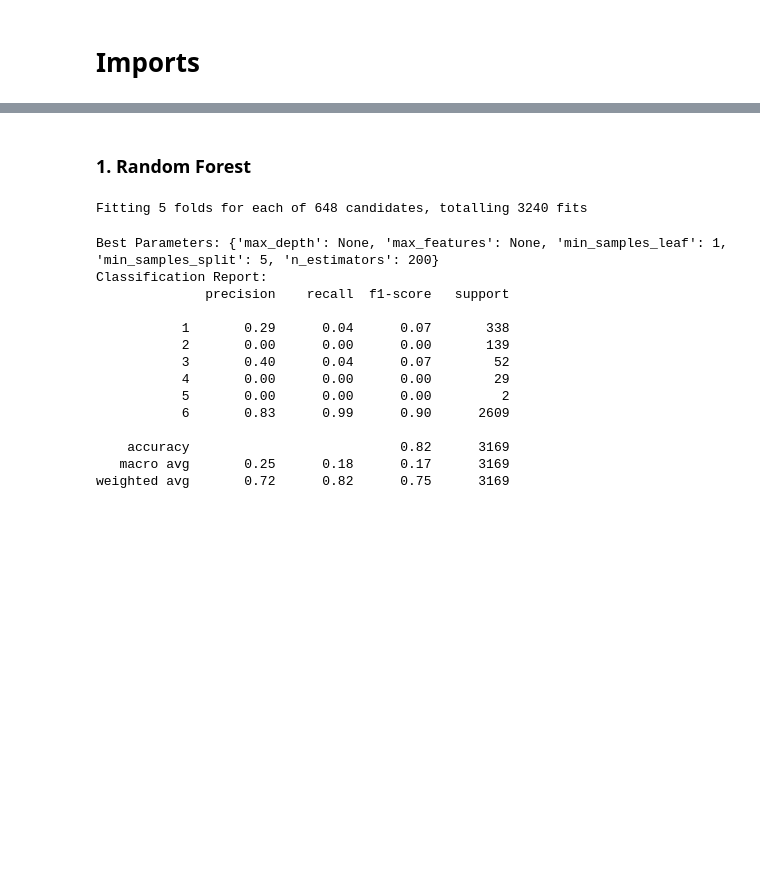
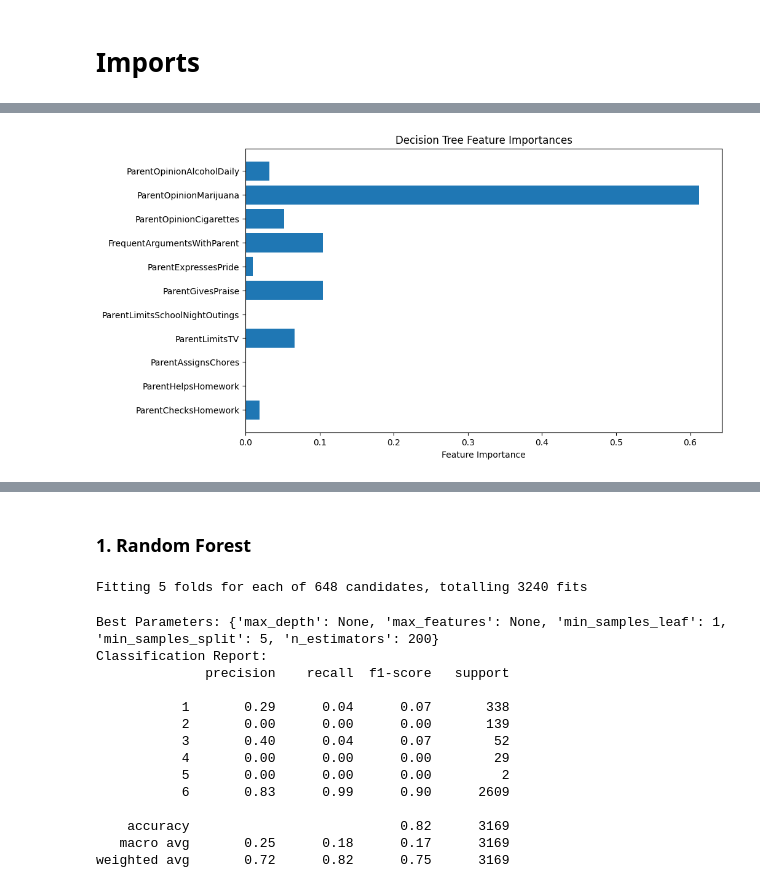
Before and after one commit to sahn1998/DATA-5322, a Jupyter notebook: HW1/models/multi-class.ipynb, the cells around one changed output, grey strips where cells are left out. Cells and saved outputs as stored; diff of their text form; code cells hidden in the pictures; blank space fills up the shorter version.

```diff
--- a/HW1/models/multi-class.ipynb
+++ b/HW1/models/multi-class.ipynb
@@ -50,0 +74,11 @@ df.head()
+# %%
+# Train
+clf = DecisionTreeClassifier(max_depth=4, random_state=42)
+clf.fit(X_train, y_train)
+
+# Evaluate
+y_pred = clf.predict(X_test)
+
+print(y.value_counts())
+print(confusion_matrix(y_test, y_pred))
+print(classification_report(y_test, y_pred))
@@ -50,0 +103,12 @@ df.head()
+# %%
+import matplotlib.pyplot as plt
+
+importances = clf.feature_importances_
+features = X.columns
+plt.figure(figsize=(10, 6))
+plt.barh(features, importances)
+plt.xlabel("Feature Importance")
+plt.title("Decision Tree Feature Importances")
+plt.show()
+# %% [output]
+[figure, added]
```
Also changed, not shown: parts of 6 cells of this notebook, 2 other files.
